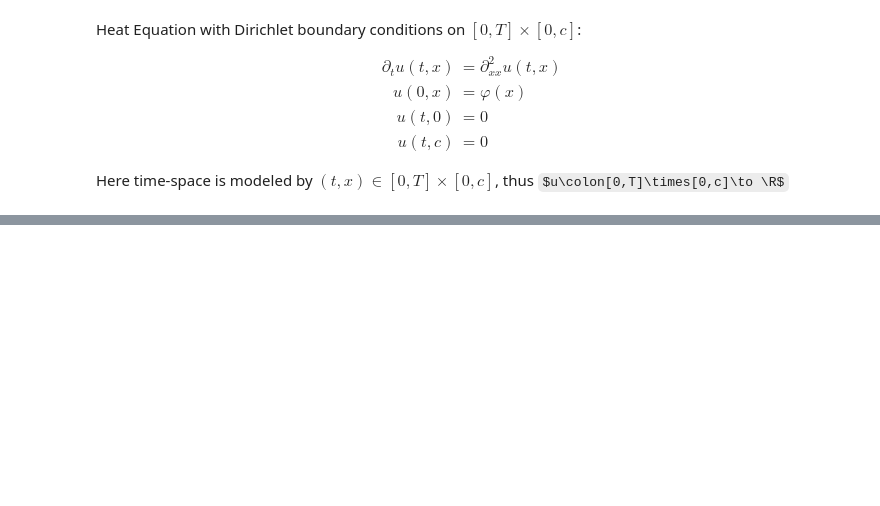
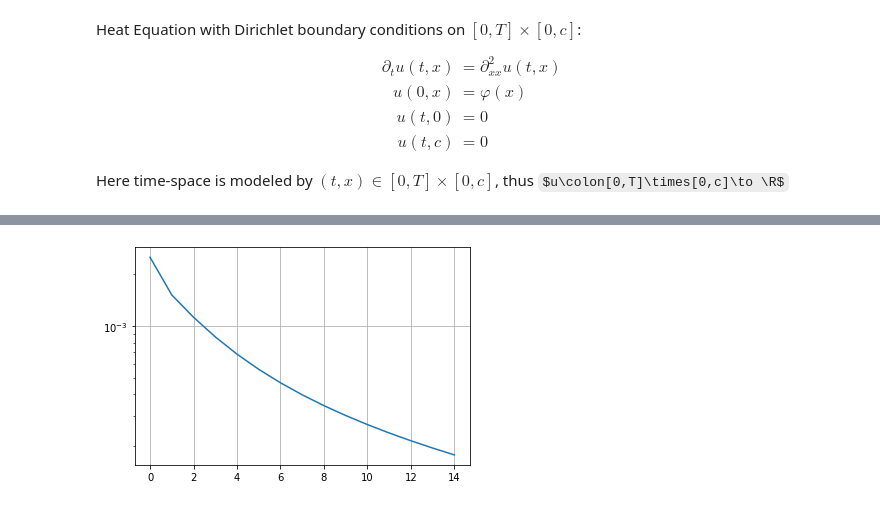
Before and after one commit to jignaciocastro8/PINNs, a Jupyter notebook: heat1D_DirichletNB.ipynb, the cells around one changed output, grey strips where cells are left out. Saved outputs shown, nothing was run; the diff lists cells and outputs as text; code cells hidden in the pictures; some formulas as TeX source; blank space fills up the shorter version.

Commit message:
learning initial condition

```diff
--- a/heat1D_DirichletNB.ipynb
+++ b/heat1D_DirichletNB.ipynb
@@ -212,0 +91,27 @@ plt.plot(x, y, 'x')
+# %%
+heat_model = HeatModel()
+# %%
+# batch_size
+n = 1000
+# Interior data
+data_int = np.random.rand(n,2) * 2
+# t=0 data
+data_init = np.random.rand(n,2) * 2
+data_init[..., 0] = 0
+# x = 0 data
+data_left = np.random.rand(n,2) * 2
+data_left[..., 1] = 0
+# x = 2 data
+data_right = np.random.rand(n,2) * 2
+data_right[..., 1] = 2
+# %%
+l = []
+optimizer = tf.keras.optimizers.SGD(learning_rate=0.01)
+b = 32
+for epoch in range(15):
+    for i in tqdm(range(n - b)):
+        target, gradients = heat_model.gradients(data_int[i:i+b], data_init[i:i+b], data_left[i:i+b], data_right[i:i+b])
+        #heat_model.apply_gradients(gradients)
+        optimizer.apply_gradients(zip(gradients, heat_model.model.trainable_variables))
+    print(f'epoch n°: {epoch}')
+    l.append(target)
@@ -212,0 +132,6 @@ plt.plot(x, y, 'x')
+# %%
+plt.plot(l)
+plt.grid()
+plt.yscale("log")
+# %% [output]
+[figure, added]
```
Also changed, not shown: parts of 13 cells of this notebook, 1 other file.
